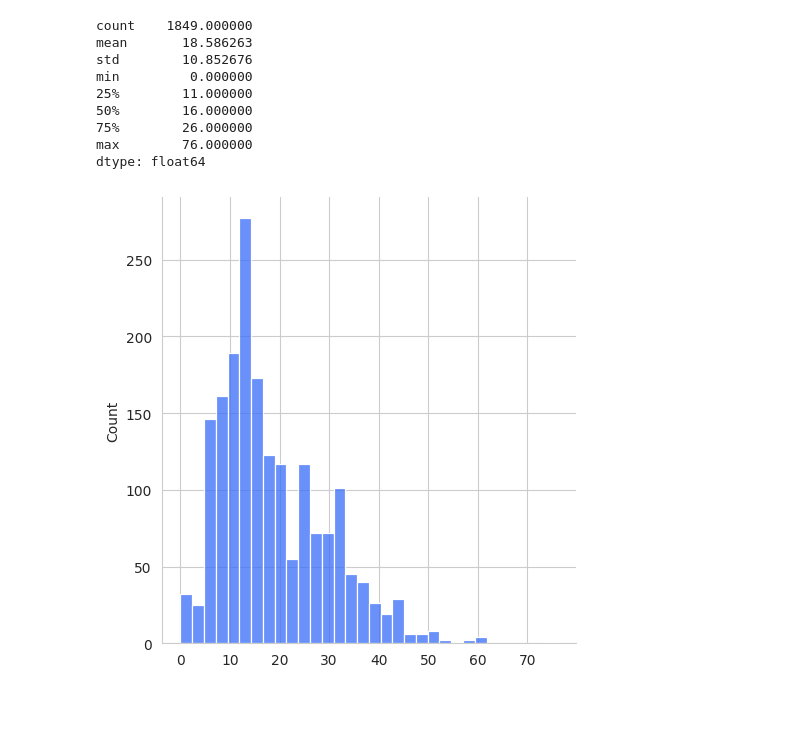
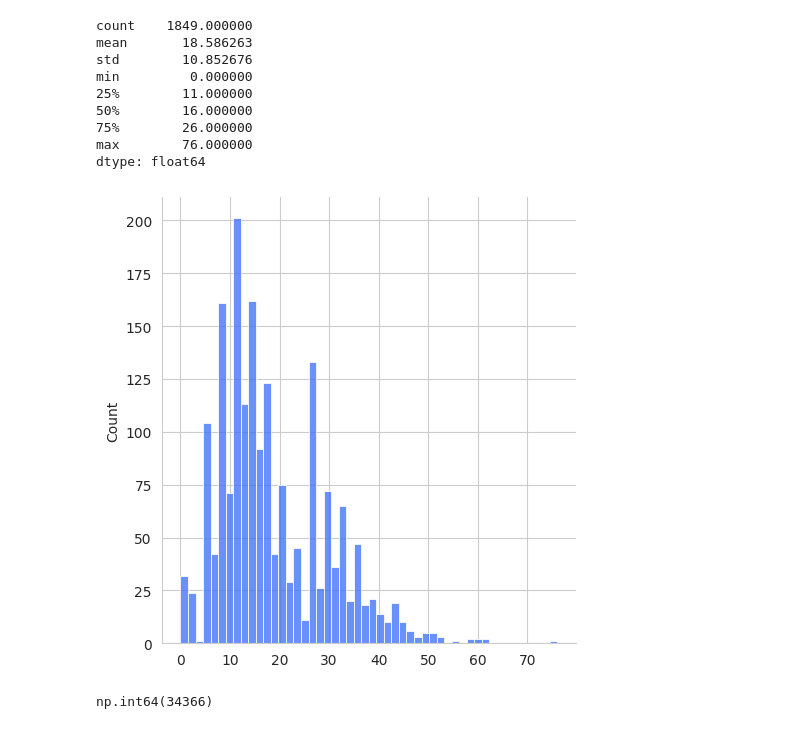
Before and after one commit to bakafradow/BenchPrism, a Jupyter notebook: scripts/statistics.ipynb, the cells around one changed output. Saved outputs shown, nothing was run; the diff lists cells and outputs as text; code cells hidden in the pictures.

```diff
--- a/scripts/statistics.ipynb
+++ b/scripts/statistics.ipynb
@@ -129,7 +129,11 @@ min         0.000000
 max        76.000000
 dtype: float64
 # %%
-sns.displot(pairwise_counts)
+sns.displot(pairwise_counts, bins=50)
 plt.show()
 # %% [output]
-[figure, old version]
+[figure, new version]
+# %%
+pairwise_counts.sum()
+# %% [output]
+np.int64(34366)
```
Also changed, not shown: parts of 7 cells of this notebook, 2 other files.
